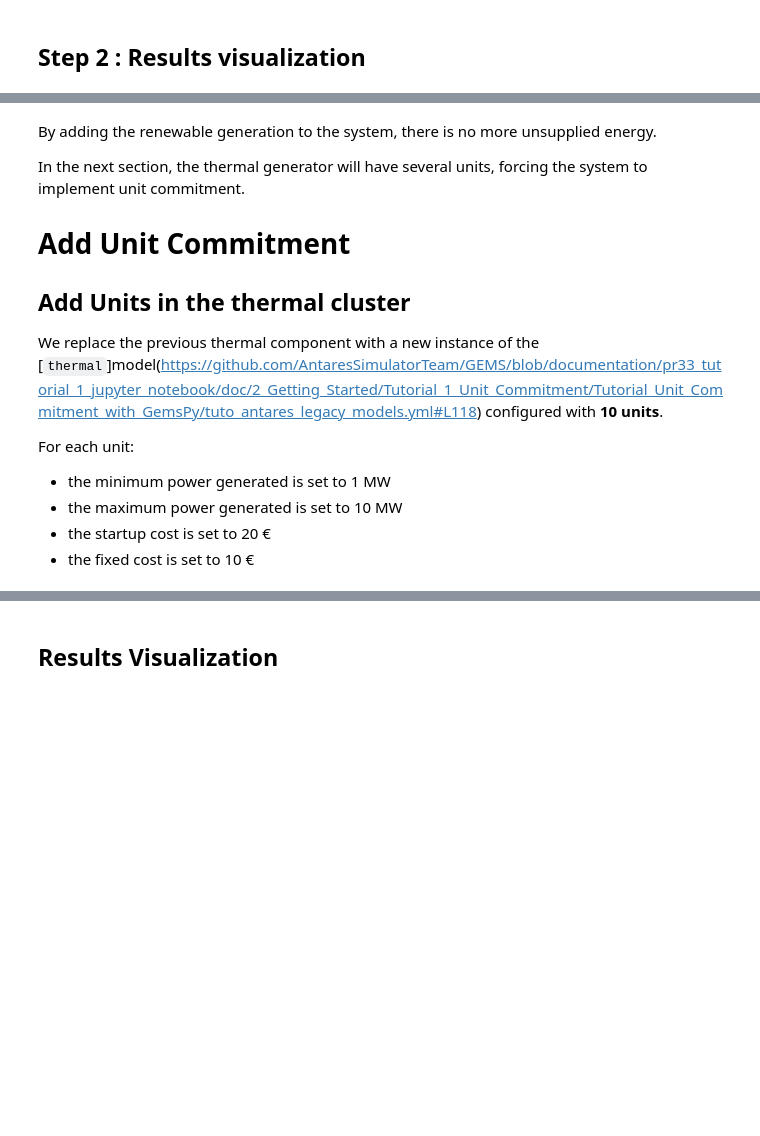
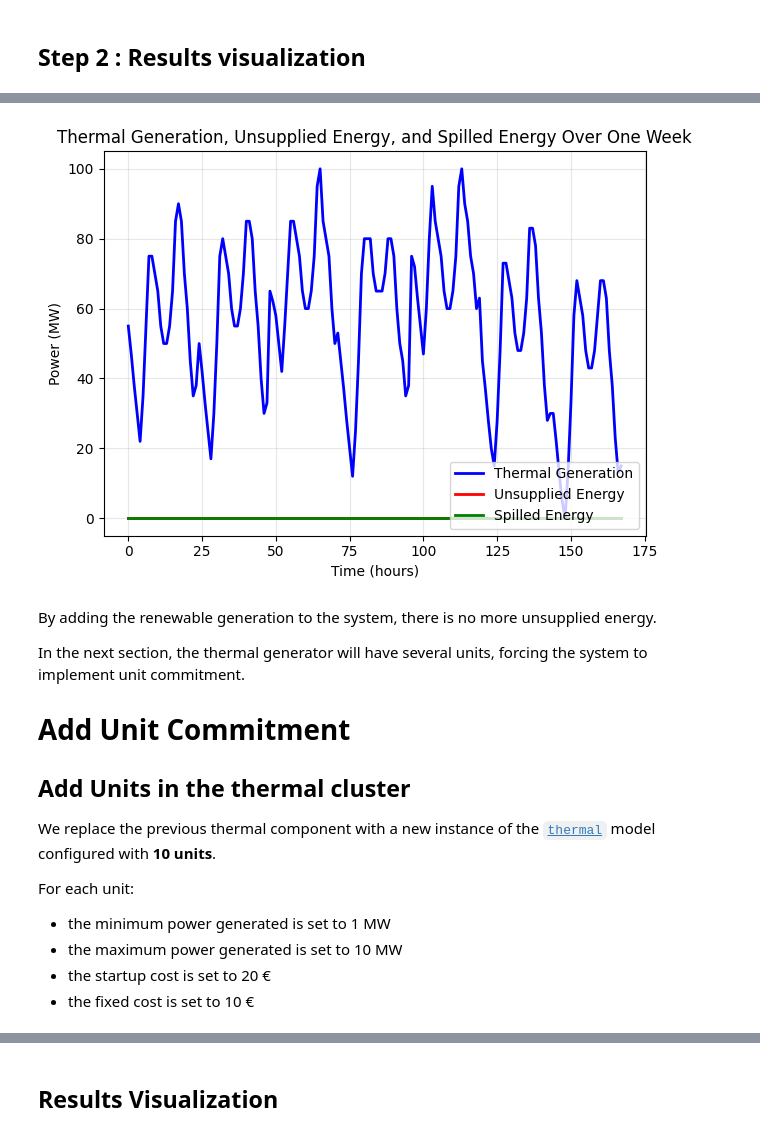
Before and after one commit to AntaresSimulatorTeam/GEMS, a Jupyter notebook: doc/2_Getting_Started/Tutorial_1_Unit_Commitment/1_Tutorial_Unit_Commitment.ipynb, the cells around one changed output, grey strips where cells are left out. Cells and saved outputs as stored; diff of their text form; code cells hidden in the pictures; blank space fills up the shorter version.

```diff
--- a/doc/2_Getting_Started/Tutorial_1_Unit_Commitment/1_Tutorial_Unit_Commitment.ipynb
+++ b/doc/2_Getting_Started/Tutorial_1_Unit_Commitment/1_Tutorial_Unit_Commitment.ipynb
@@ -322,20 +322,20 @@ print("NEW COMPONENTS DEFINITION")
 
 # Add wind farm component with wind generation data from a data series
 components.append(
-    InputComponent(
+    ComponentSchema(
         id="wind_farm",
         model=f"{library_name}.renewable",
         parameters=[
-            InputComponentParameter(id="nominal_capacity", time_dependent=False, scenario_dependent=False, value=60),
-            InputComponentParameter(id="unit_count", time_dependent=False, scenario_dependent=False, value=1),
-            InputComponentParameter(id="generation", time_dependent=True, scenario_dependent=True, value="wind"),
+            ComponentParameterSchema(id="nominal_capacity", time_dependent=False, scenario_dependent=False, value=60),
+            ComponentParameterSchema(id="unit_count", time_dependent=False, scenario_dependent=False, value=1),
+            ComponentParameterSchema(id="generation", time_dependent=True, scenario_dependent=True, value="wind"),
         ],
     )
 )
 
 # Add connection between the area and the wind farm
 connections.append(
-    InputPortConnections(
+    PortConnectionsSchema(
         component1="my_area",
         port1="balance_port",
         component2="wind_farm",
@@ -345,13 +345,13 @@ connections.append(
 
 # Add solar farm component with solar generation data from a data series
 components.append(
-    InputComponent(
+    ComponentSchema(
         id="solar_farm",
         model=f"{library_name}.renewable",
         parameters=[
-            InputComponentParameter(id="nominal_capacity", time_dependent=False, scenario_dependent=False, value=40),
-            InputComponentParameter(id="unit_count", time_dependent=False, scenario_dependent=False, value=1),
-            InputComponentParameter(id="generation", time_dependent=True, scenario_dependent=True, value="solar"),
+            ComponentParameterSchema(id="nominal_capacity", time_dependent=False, scenario_dependent=False, value=40),
+            ComponentParameterSchema(id="unit_count", time_dependent=False, scenario_dependent=False, value=1),
+            ComponentParameterSchema(id="generation", time_dependent=True, scenario_dependent=True, value="solar"),
         ],
     )
 )
@@ -360,7 +360,7 @@ print("\tComponents defined:\n\t", [comp.id for comp in components])
 print("CONNECTIONS DEFINITION")
 # Add connection between the area and the solar farm
 connections.append(
-    InputPortConnections(
+    PortConnectionsSchema(
         component1="my_area",
         port1="balance_port",
         component2="solar_farm",
@@ -372,7 +372,7 @@ print("\tConnections defined:")
 for conn in connections:
     print(f"\t\t{conn.component1}:{conn.port1} <-> {conn.component2}:{conn.port2}")
 
-input_system = InputSystem(
+input_system = SystemSchema(
     id = "my_system",
     components=components,
     connections=connections,
@@ -440,40 +440,33 @@ SOLVING OPTIMIZATION PROBLEM
 # %%
-from gems.study.data import TimeScenarioIndex
 import matplotlib.pyplot as plt
 import io, base64
 from IPython.display import display
 
-# Extract generation and nb_units_on data from results (which contains the solved values)
-thermal_component = results.component("thermal_gen")
-thermal_gen_data = thermal_component.var("generation")
-unsupply_data = results.component("my_area").var("unsupplied_energy")
-spilled_data = results.component("my_area").var("spillage")
+thermal_gen_values = results.component("thermal_gen").output("generation").value(scenario_index=0)
+unsupply_values    = results.component("my_area").output("unsupplied_energy").value(scenario_index=0)
+spilled_values     = results.component("my_area").output("spillage").value(scenario_index=0)
 
-# Convert to lists using TimeScenarioIndex - use .get() to handle missing keys
-thermal_gen_values = [thermal_gen_data._value.get(TimeScenarioIndex(i, 0), 0) for i in range(TimeSpan)]
-unsupply_values = [unsupply_data._value.get(TimeScenarioIndex(i, 0), 0) for i in range(TimeSpan)]
-spilled_values = [spilled_data._value.get(TimeScenarioIndex(i, 0), 0) for i in range(TimeSpan)]
-
-# Plot Thermal generation, Unsupplied energy, and Spilled energy over time
-plt.plot(thermal_gen_values, linewidth=2, markersize=4, color='blue', label='Thermal Generation')
-plt.plot(unsupply_values, linewidth=2, markersize=4, color='red', label='Unsupplied Energy')
-plt.plot(spilled_values, linewidth=2, markersize=4, color='green', label='Spilled Energy')
+plt.plot(thermal_gen_values, linewidth=2, color='blue',  label='Thermal Generation')
+plt.plot(unsupply_values,    linewidth=2, color='red',   label='Unsupplied Energy')
+plt.plot(spilled_values,     linewidth=2, color='green', label='Spilled Energy')
 plt.xlabel('Time (hours)')
 plt.ylabel('Power (MW)')
 plt.title('Thermal Generation, Unsupplied Energy, and Spilled Energy Over One Week')
 plt.legend(loc='lower right')
 plt.grid(True, alpha=0.3)
 plt.tight_layout()
 
 buf = io.BytesIO()
 plt.savefig(buf, format='png', bbox_inches='tight')
 buf.seek(0)
 display(
     {'image/png': base64.b64encode(buf.read()).decode()},
     raw=True,
     metadata={'image/png': {'alt': 'Line chart showing thermal generation, unsupplied energy, and spilled energy over one week after adding wind and solar farms. Unsupplied energy drops to zero thanks to renewable generation covering the load.'}}
 )
 plt.close()
+# %% [output]
+[figure, added]
 # %% [markdown]
 By adding the renewable generation to the system, there is no more unsupplied energy.
 
@@ -483,7 +476,7 @@ In the next section, the thermal generator will have several units, forcing the
 
 ## Add Units in the thermal cluster
 
-We replace the previous thermal component with a new instance of the [`thermal`]model(https://github.com/AntaresSimulatorTeam/GEMS/blob/documentation/pr33_tutorial_1_jupyter_notebook/doc/2_Getting_Started/Tutorial_1_Unit_Commitment/Tutorial_Unit_Commitment_with_GemsPy/tuto_antares_legacy_models.yml#L118) configured with **10 units**.
+We replace the previous thermal component with a new instance of the [`thermal`](https://github.com/AntaresSimulatorTeam/GEMS/blob/documentation/pr33_tutorial_1_jupyter_notebook/doc/2_Getting_Started/Tutorial_1_Unit_Commitment/Tutorial_Unit_Commitment_with_GemsPy/tuto_antares_legacy_models.yml#L118) model configured with **10 units**.
 
 For each unit:
 * the minimum power generated is set to 1 MW
```
Also changed, not shown: parts of 15 cells of this notebook.
